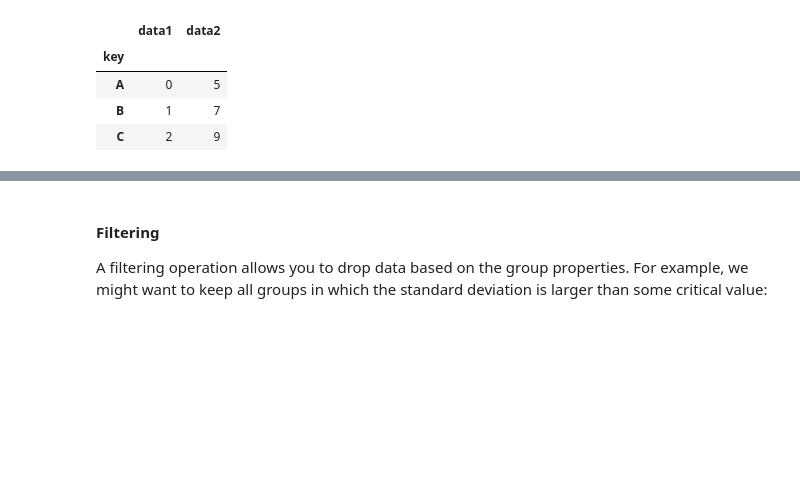
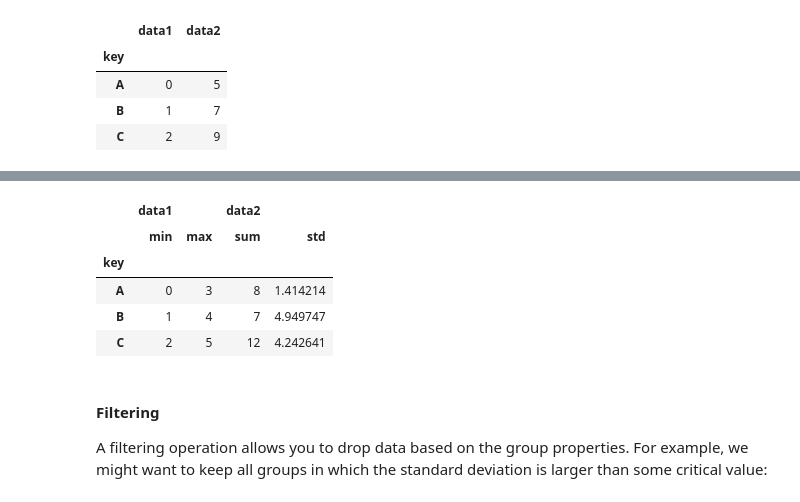
Before and after one commit to shasha920/6070, a Jupyter notebook: Module 9 - Aggregation.ipynb, the cells around one changed output, grey strips where cells are left out. Saved outputs shown, nothing was run; the diff lists cells and outputs as text; code cells hidden in the pictures; blank space fills up the shorter version.

```diff
--- a/Module 9 - Aggregation.ipynb
+++ b/Module 9 - Aggregation.ipynb
@@ -313,3 +335,12 @@ df.groupby('key').aggregate({'data1': 'min',
+# %%
+df.groupby('key').aggregate({'data1':['min', max],'data2':[sum,np.std]})
+# %% [output]
+|  | data1 |  | data2 |  |
+|  | min | max | sum | std |
+| key |  |  |  |  |
+| A | 0 | 3 | 8 | 1.414214 |
+| B | 1 | 4 | 7 | 4.949747 |
+| C | 2 | 5 | 12 | 4.242641 |
 # %% [markdown]
 #### Filtering
 
```
Also changed, not shown: parts of 14 cells of this notebook.
